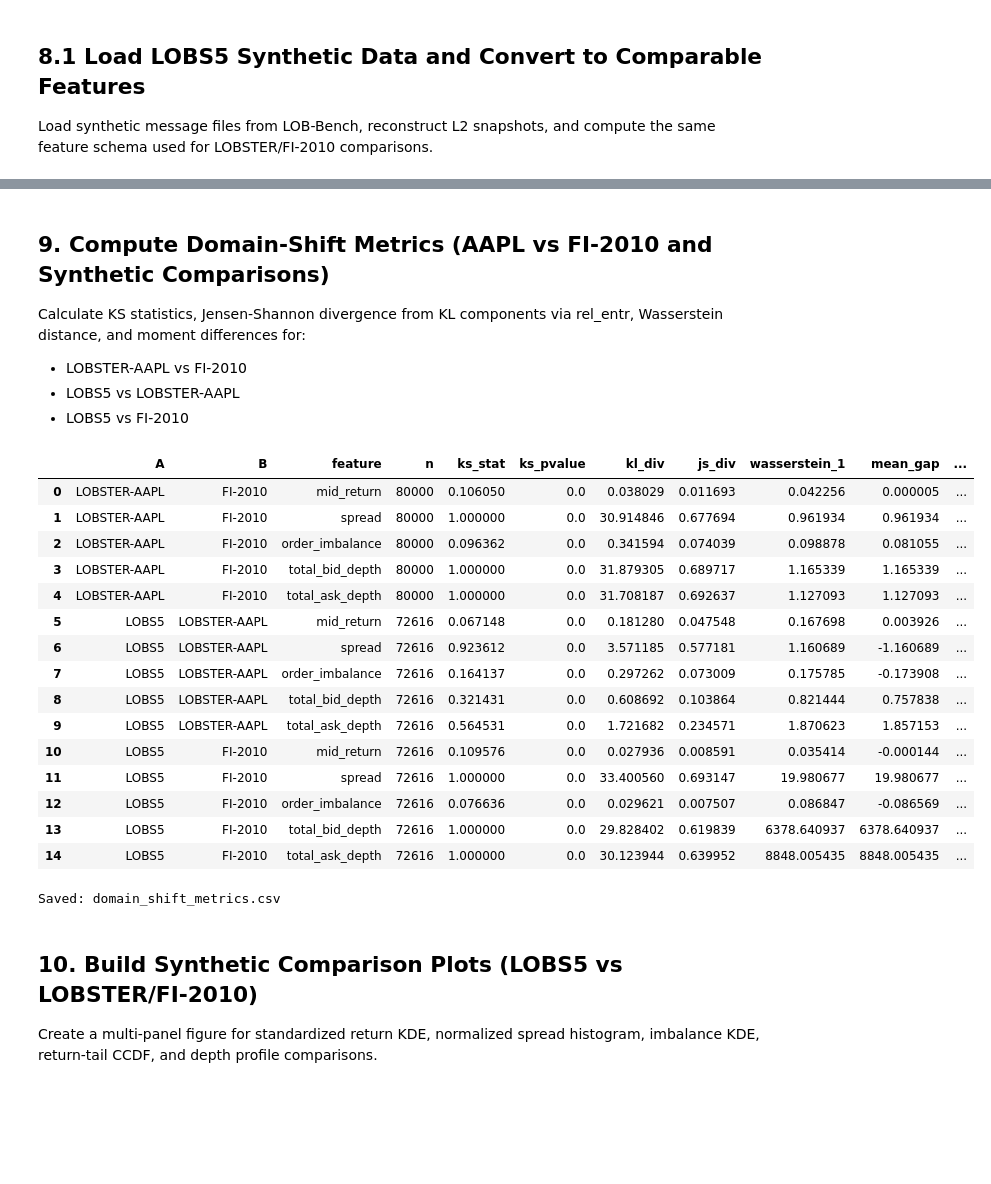
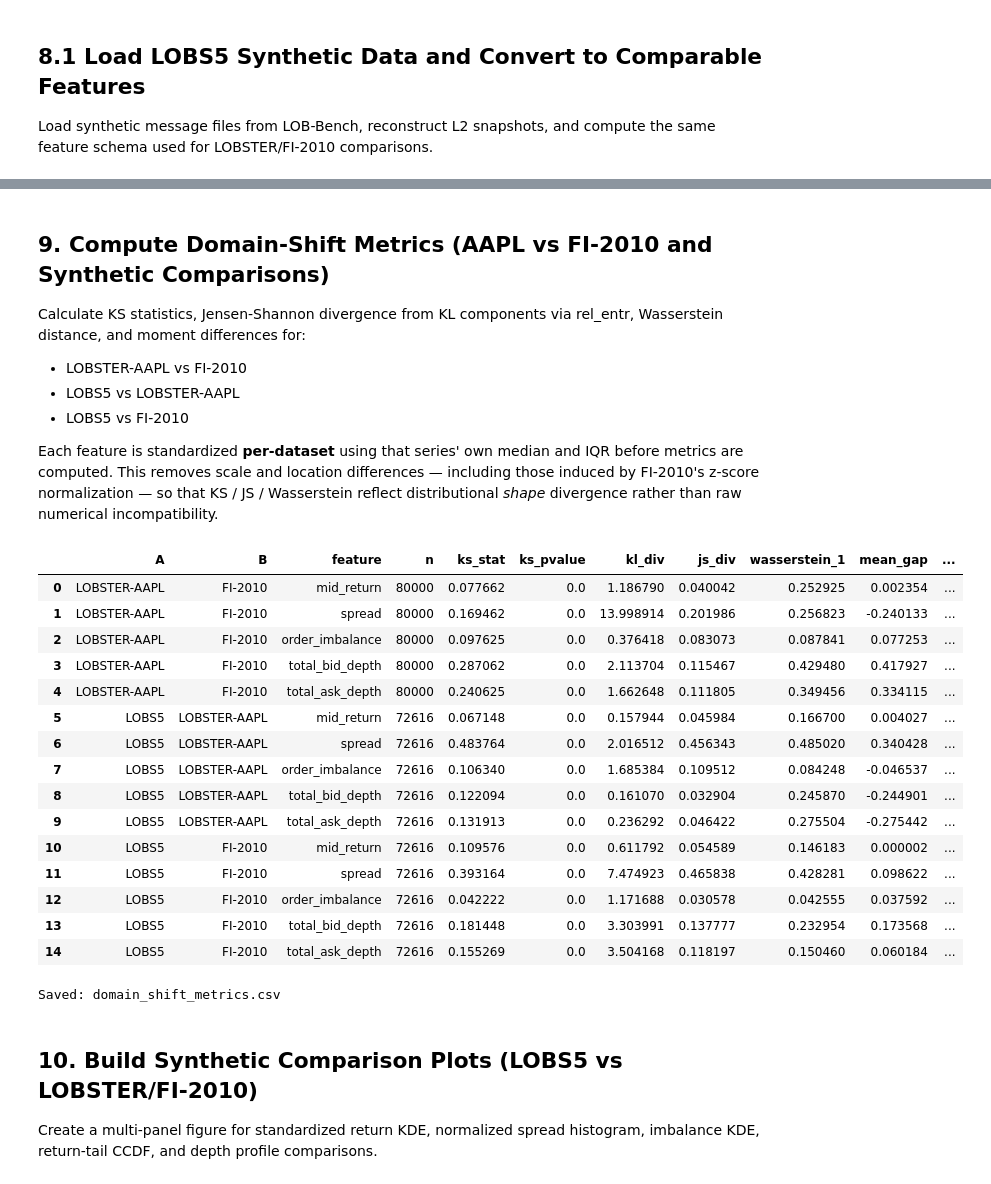
Before and after one commit to mgachi25/cis7000-lob-forecasting, a Jupyter notebook: LOB_Domain_Shift_Quantification.ipynb, the cells around one changed output, grey strips where cells are left out. Saved outputs shown, nothing was run; the diff lists cells and outputs as text; code cells hidden in the pictures; blank space fills up the shorter version.

```diff
--- a/LOB_Domain_Shift_Quantification.ipynb
+++ b/LOB_Domain_Shift_Quantification.ipynb
@@ -500,6 +503,8 @@ Calculate KS statistics, Jensen-Shannon divergence from KL components via rel_en
 - LOBSTER-AAPL vs FI-2010
 - LOBS5 vs LOBSTER-AAPL
 - LOBS5 vs FI-2010
+
+Each feature is standardized **per-dataset** using that series' own median and IQR before metrics are computed. This removes scale and location differences — including those induced by FI-2010's z-score normalization — so that KS / JS / Wasserstein reflect distributional *shape* divergence rather than raw numerical incompatibility.
 # %%
 METRIC_FEATURES = ['mid_return', 'spread', 'order_imbalance', 'total_bid_depth', 'total_ask_depth']
 
@@ -507,14 +512,20 @@ def _finite(x):
     x = np.asarray(x, dtype=float)
     return x[np.isfinite(x)]
 
-def _standardize_pair(x, y):
-    z = np.concatenate([x, y])
-    med = np.median(z)
-    q25, q75 = np.percentile(z, [25, 75])
+def _standardize_each(x):
+    # Per-dataset IQR normalization: center at this series' own median and
+    # scale by its own IQR.  Isolates distributional shape from the scale/
+    # location differences caused by FI-2010's z-score normalization.
+    # Note: FI-2010 returns are diff() on pre-normalized prices; LOBSTER/LOBS5
+    # use pct_change() on raw prices — per-dataset normalization handles the
+    # resulting scale gap even though the series are conceptually slightly
+    # different transformations.
+    med = np.median(x)
+    q25, q75 = np.percentile(x, [25, 75])
     iqr = q75 - q25
     if iqr <= 0:
-        iqr = np.std(z) if np.std(z) > 0 else 1.0
-    return (x - med) / iqr, (y - med) / iqr
+        iqr = np.std(x) if np.std(x) > 0 else 1.0
+    return (x - med) / iqr
 
 def _kl_js_from_hist(x, y, bins=80, eps=1e-10):
     lo, hi = min(x.min(), y.min()), max(x.max(), y.max())
@@ -549,7 +560,8 @@ def compute_shift_table(df_a, df_b, name_a, name_b, n_max=N_MAX_METRIC):
         xb = _finite(df_b[feat_name].values)
         if len(xa) < 200 or len(xb) < 200:
             continue
-        xa, xb = _standardize_pair(xa, xb)
+        xa = _standardize_each(xa)
+        xb = _standardize_each(xb)
         n = min(len(xa), len(xb), n_max)
         xa = xa[rng.choice(len(xa), n, replace=False)]
         xb = xb[rng.choice(len(xb), n, replace=False)]
@@ -560,48 +572,48 @@ def compute_shift_table(df_a, df_b, name_a, name_b, n_max=N_MAX_METRIC):
         mg = _moment_gap(xa, xb)
 
         rows.append({
             'A': name_a,
             'B': name_b,
             'feature': feat_name,
             'n': int(n),
             'ks_stat': float(ks.statistic),
             'ks_pvalue': float(ks.pvalue),
             'kl_div': kl,
             'js_div': js,
             'wasserstein_1': w1,
             **mg,
         })
     return pd.DataFrame(rows)
 
 metrics_tables = []
 if fi2010_feat is not None:
     metrics_tables.append(compute_shift_table(feat['AAPL'], fi2010_feat, 'LOBSTER-AAPL', 'FI-2010'))
 if 'lobs5_feat' in globals() and lobs5_feat is not None:
     metrics_tables.append(compute_shift_table(lobs5_feat, feat['AAPL'], 'LOBS5', 'LOBSTER-AAPL'))
     if fi2010_feat is not None:
         metrics_tables.append(compute_shift_table(lobs5_feat, fi2010_feat, 'LOBS5', 'FI-2010'))
 
 shift_metrics_df = pd.concat(metrics_tables, ignore_index=True) if metrics_tables else pd.DataFrame()
 display(shift_metrics_df.round(6))
 shift_metrics_df.to_csv(OUTPUTS['metrics_csv'], index=False)
 print(f"Saved: {OUTPUTS['metrics_csv']}")
 # %% [output]
 |  | A | B | feature | n | ks_stat | ks_pvalue | kl_div | js_div | wasserstein_1 | mean_gap | ... |
-| 0 | LOBSTER-AAPL | FI-2010 | mid_return | 80000 | 0.106050 | 0.0 | 0.038029 | 0.011693 | 0.042256 | 0.000005 | ... |
-| 1 | LOBSTER-AAPL | FI-2010 | spread | 80000 | 1.000000 | 0.0 | 30.914846 | 0.677694 | 0.961934 | 0.961934 | ... |
-| 2 | LOBSTER-AAPL | FI-2010 | order_imbalance | 80000 | 0.096362 | 0.0 | 0.341594 | 0.074039 | 0.098878 | 0.081055 | ... |
-| 3 | LOBSTER-AAPL | FI-2010 | total_bid_depth | 80000 | 1.000000 | 0.0 | 31.879305 | 0.689717 | 1.165339 | 1.165339 | ... |
-| 4 | LOBSTER-AAPL | FI-2010 | total_ask_depth | 80000 | 1.000000 | 0.0 | 31.708187 | 0.692637 | 1.127093 | 1.127093 | ... |
-| 5 | LOBS5 | LOBSTER-AAPL | mid_return | 72616 | 0.067148 | 0.0 | 0.181280 | 0.047548 | 0.167698 | 0.003926 | ... |
-| 6 | LOBS5 | LOBSTER-AAPL | spread | 72616 | 0.923612 | 0.0 | 3.571185 | 0.577181 | 1.160689 | -1.160689 | ... |
-| 7 | LOBS5 | LOBSTER-AAPL | order_imbalance | 72616 | 0.164137 | 0.0 | 0.297262 | 0.073009 | 0.175785 | -0.173908 | ... |
-| 8 | LOBS5 | LOBSTER-AAPL | total_bid_depth | 72616 | 0.321431 | 0.0 | 0.608692 | 0.103864 | 0.821444 | 0.757838 | ... |
-| 9 | LOBS5 | LOBSTER-AAPL | total_ask_depth | 72616 | 0.564531 | 0.0 | 1.721682 | 0.234571 | 1.870623 | 1.857153 | ... |
-| 10 | LOBS5 | FI-2010 | mid_return | 72616 | 0.109576 | 0.0 | 0.027936 | 0.008591 | 0.035414 | -0.000144 | ... |
-| 11 | LOBS5 | FI-2010 | spread | 72616 | 1.000000 | 0.0 | 33.400560 | 0.693147 | 19.980677 | 19.980677 | ... |
-| 12 | LOBS5 | FI-2010 | order_imbalance | 72616 | 0.076636 | 0.0 | 0.029621 | 0.007507 | 0.086847 | -0.086569 | ... |
-| 13 | LOBS5 | FI-2010 | total_bid_depth | 72616 | 1.000000 | 0.0 | 29.828402 | 0.619839 | 6378.640937 | 6378.640937 | ... |
-| 14 | LOBS5 | FI-2010 | total_ask_depth | 72616 | 1.000000 | 0.0 | 30.123944 | 0.639952 | 8848.005435 | 8848.005435 | ... |
+| 0 | LOBSTER-AAPL | FI-2010 | mid_return | 80000 | 0.077662 | 0.0 | 1.186790 | 0.040042 | 0.252925 | 0.002354 | ... |
+| 1 | LOBSTER-AAPL | FI-2010 | spread | 80000 | 0.169462 | 0.0 | 13.998914 | 0.201986 | 0.256823 | -0.240133 | ... |
+| 2 | LOBSTER-AAPL | FI-2010 | order_imbalance | 80000 | 0.097625 | 0.0 | 0.376418 | 0.083073 | 0.087841 | 0.077253 | ... |
+| 3 | LOBSTER-AAPL | FI-2010 | total_bid_depth | 80000 | 0.287062 | 0.0 | 2.113704 | 0.115467 | 0.429480 | 0.417927 | ... |
+| 4 | LOBSTER-AAPL | FI-2010 | total_ask_depth | 80000 | 0.240625 | 0.0 | 1.662648 | 0.111805 | 0.349456 | 0.334115 | ... |
+| 5 | LOBS5 | LOBSTER-AAPL | mid_return | 72616 | 0.067148 | 0.0 | 0.157944 | 0.045984 | 0.166700 | 0.004027 | ... |
+| 6 | LOBS5 | LOBSTER-AAPL | spread | 72616 | 0.483764 | 0.0 | 2.016512 | 0.456343 | 0.485020 | 0.340428 | ... |
+| 7 | LOBS5 | LOBSTER-AAPL | order_imbalance | 72616 | 0.106340 | 0.0 | 1.685384 | 0.109512 | 0.084248 | -0.046537 | ... |
+| 8 | LOBS5 | LOBSTER-AAPL | total_bid_depth | 72616 | 0.122094 | 0.0 | 0.161070 | 0.032904 | 0.245870 | -0.244901 | ... |
+| 9 | LOBS5 | LOBSTER-AAPL | total_ask_depth | 72616 | 0.131913 | 0.0 | 0.236292 | 0.046422 | 0.275504 | -0.275442 | ... |
+| 10 | LOBS5 | FI-2010 | mid_return | 72616 | 0.109576 | 0.0 | 0.611792 | 0.054589 | 0.146183 | 0.000002 | ... |
+| 11 | LOBS5 | FI-2010 | spread | 72616 | 0.393164 | 0.0 | 7.474923 | 0.465838 | 0.428281 | 0.098622 | ... |
+| 12 | LOBS5 | FI-2010 | order_imbalance | 72616 | 0.042222 | 0.0 | 1.171688 | 0.030578 | 0.042555 | 0.037592 | ... |
+| 13 | LOBS5 | FI-2010 | total_bid_depth | 72616 | 0.181448 | 0.0 | 3.303991 | 0.137777 | 0.232954 | 0.173568 | ... |
+| 14 | LOBS5 | FI-2010 | total_ask_depth | 72616 | 0.155269 | 0.0 | 3.504168 | 0.118197 | 0.150460 | 0.060184 | ... |
 Saved: domain_shift_metrics.csv
 # %% [markdown]
 ## 10. Build Synthetic Comparison Plots (LOBS5 vs LOBSTER/FI-2010)
```
Also changed, not shown: parts of 8 cells of this notebook, 1 other file.
